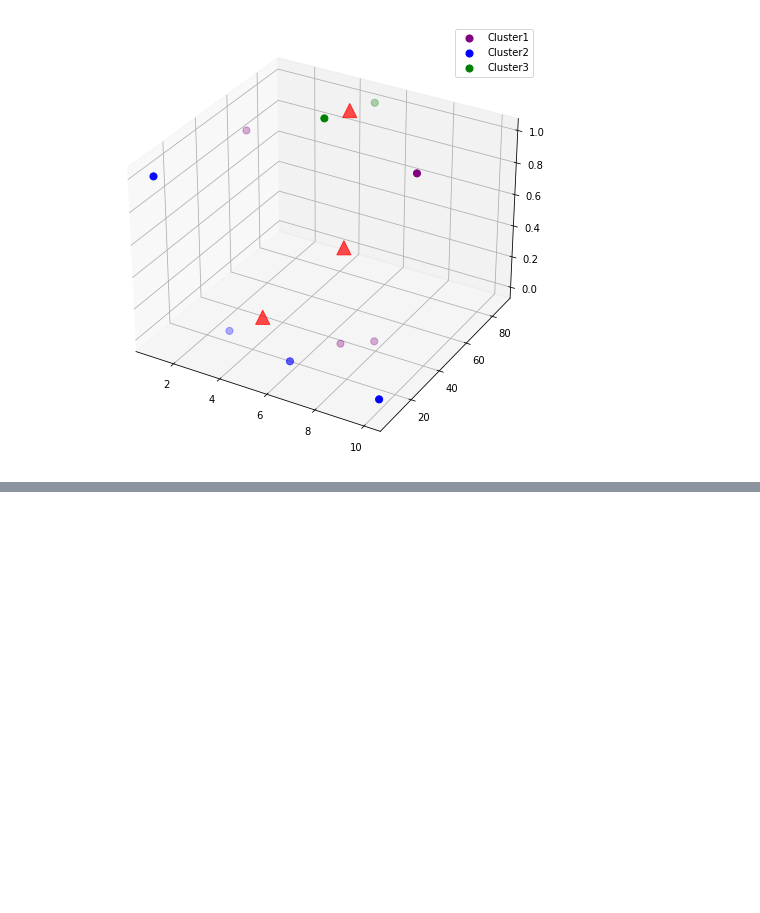
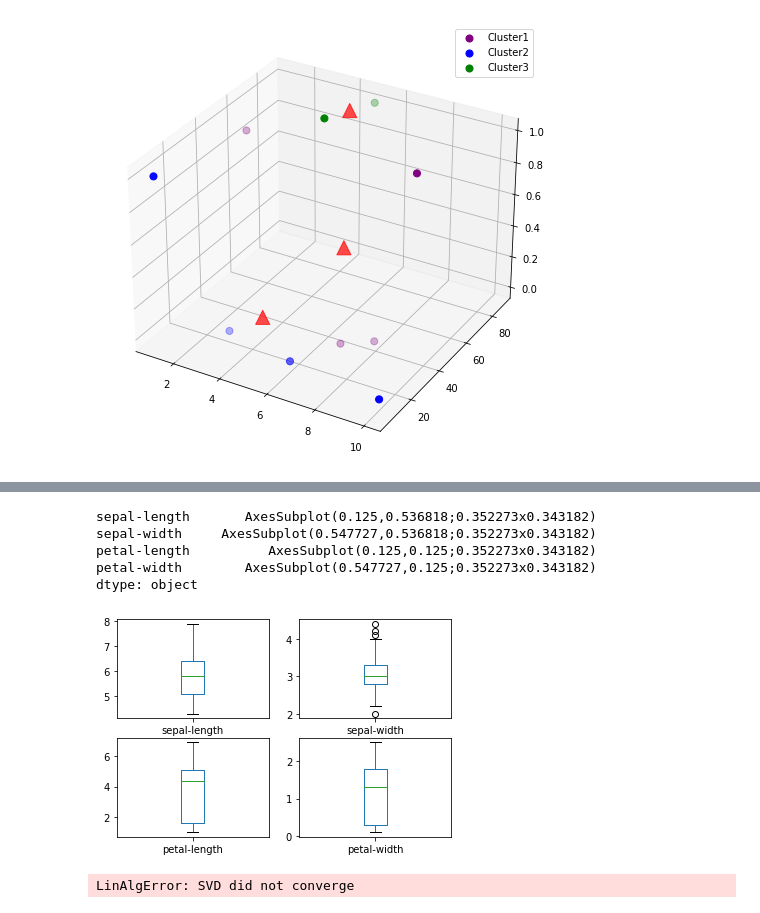
Before and after one commit to comet-602/sklearn, a Jupyter notebook: kmeans.ipynb, the cells around one changed output, grey strips where cells are left out. Cells and saved outputs as stored; diff of their text form; code cells hidden in the pictures; blank space fills up the shorter version.

```diff
--- a/kmeans.ipynb
+++ b/kmeans.ipynb
@@ -116,0 +183,22 @@ ax.scatter(kmeans.cluster_centers_[:,0],kmeans.cluster_centers_[:,1],kmeans.clus
+# %%
+df_iris.plot(kind='box', subplots=True, layout=(2,2), sharex=False, sharey=False)
+# %% [output]
+sepal-length       AxesSubplot(0.125,0.536818;0.352273x0.343182)
+sepal-width     AxesSubplot(0.547727,0.536818;0.352273x0.343182)
+petal-length          AxesSubplot(0.125,0.125;0.352273x0.343182)
+petal-width        AxesSubplot(0.547727,0.125;0.352273x0.343182)
+dtype: object
+[figure, added]
+# %%
+from sklearn import decomposition
+pca = decomposition.PCA(n_components=2)
+X = pca.fit_transform(df_iris.iloc[:,:-1].values)
+pos = pd.DataFrame()
+pos['X'] = X[:,0]
+pos['Y'] = X[:,1]
+pos['class'] = df_iris['class']
+ax = pos.ix[pos['class']=='Iris-virginica'].plot(kind='scatter', x='X', y='Y', color='blue', label='Iris-virginica')
+ax = pos.ix[pos['class']=='Iris-setosa'].plot(kind='scatter', x='X', y='Y', color='green', label='Iris-setosa', ax=ax)
+ax = pos.ix[pos['class']=='Iris-versicolor'].plot(kind='scatter', x='X', y='Y', color='red', label='Iris-versicolor', ax=ax)
+# %% [output]
+LinAlgError: SVD did not converge
```
Also changed, not shown: parts of 13 cells of this notebook, 1 other file.
